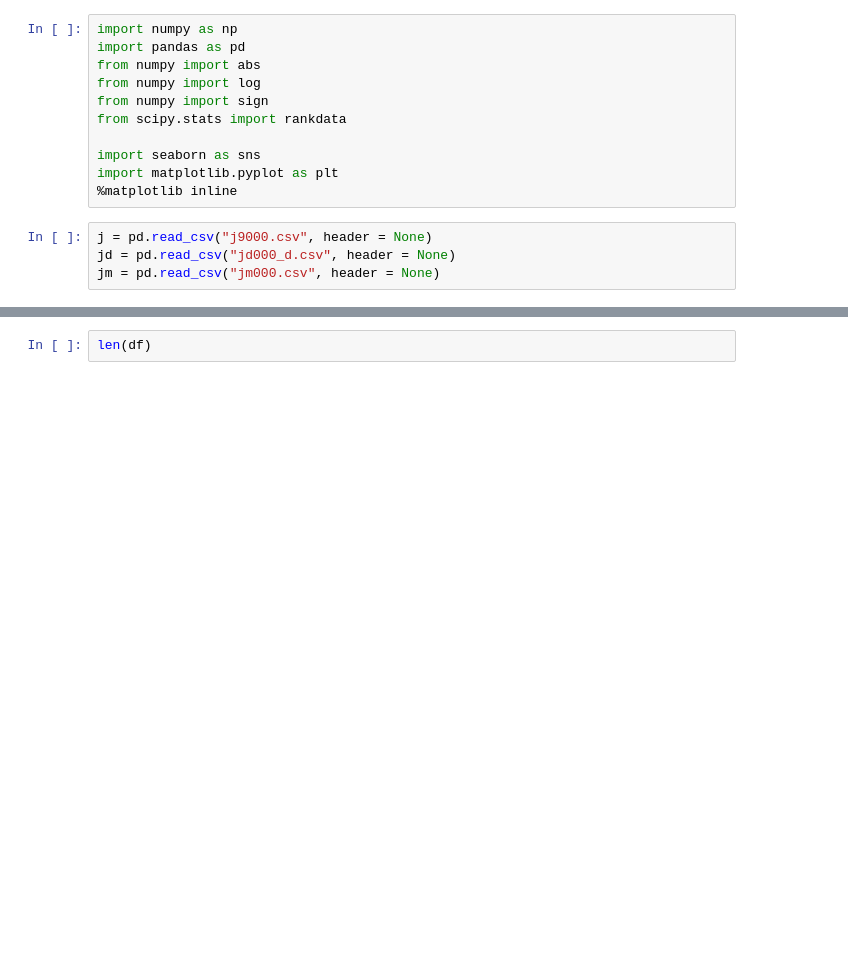
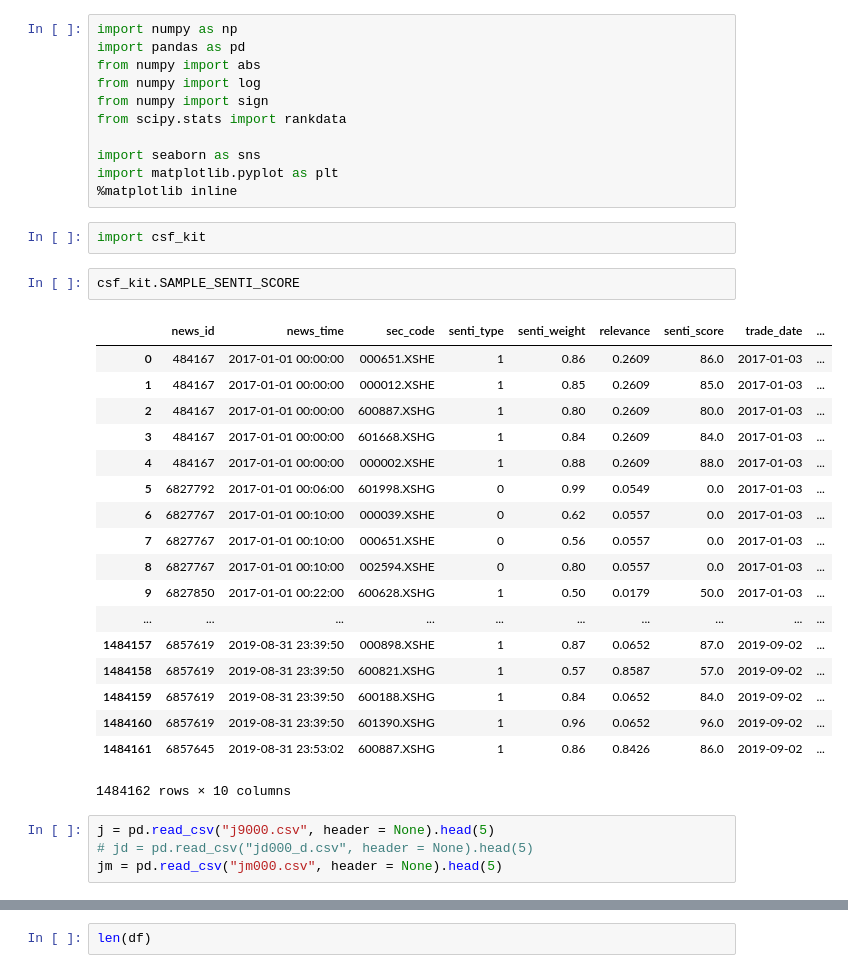
Before and after one commit to bradsun91/brad_public_workspace_mac, a Jupyter notebook: research_factors.ipynb, the cells around one changed output, grey strips where cells are left out. Saved outputs shown, nothing was run; the diff lists cells and outputs as text; blank space fills up the shorter version.

```diff
--- a/research_factors.ipynb
+++ b/research_factors.ipynb
@@ -9,8 +9,31 @@ from scipy.stats import rankdata
 import seaborn as sns
 import matplotlib.pyplot as plt
 %matplotlib inline
+# %%
+import csf_kit
+# %%
+csf_kit.SAMPLE_SENTI_SCORE
+# %% [output]
+|  | news_id | news_time | sec_code | senti_type | senti_weight | relevance | senti_score | trade_date | ... |
+| 0 | 484167 | 2017-01-01 00:00:00 | 000651.XSHE | 1 | 0.86 | 0.2609 | 86.0 | 2017-01-03 | ... |
+| 1 | 484167 | 2017-01-01 00:00:00 | 000012.XSHE | 1 | 0.85 | 0.2609 | 85.0 | 2017-01-03 | ... |
+| 2 | 484167 | 2017-01-01 00:00:00 | 600887.XSHG | 1 | 0.80 | 0.2609 | 80.0 | 2017-01-03 | ... |
+| 3 | 484167 | 2017-01-01 00:00:00 | 601668.XSHG | 1 | 0.84 | 0.2609 | 84.0 | 2017-01-03 | ... |
+| 4 | 484167 | 2017-01-01 00:00:00 | 000002.XSHE | 1 | 0.88 | 0.2609 | 88.0 | 2017-01-03 | ... |
+| 5 | 6827792 | 2017-01-01 00:06:00 | 601998.XSHG | 0 | 0.99 | 0.0549 | 0.0 | 2017-01-03 | ... |
+| 6 | 6827767 | 2017-01-01 00:10:00 | 000039.XSHE | 0 | 0.62 | 0.0557 | 0.0 | 2017-01-03 | ... |
+| 7 | 6827767 | 2017-01-01 00:10:00 | 000651.XSHE | 0 | 0.56 | 0.0557 | 0.0 | 2017-01-03 | ... |
+| 8 | 6827767 | 2017-01-01 00:10:00 | 002594.XSHE | 0 | 0.80 | 0.0557 | 0.0 | 2017-01-03 | ... |
+| 9 | 6827850 | 2017-01-01 00:22:00 | 600628.XSHG | 1 | 0.50 | 0.0179 | 50.0 | 2017-01-03 | ... |
+| ... | ... | ... | ... | ... | ... | ... | ... | ... | ... |
+| 1484157 | 6857619 | 2019-08-31 23:39:50 | 000898.XSHE | 1 | 0.87 | 0.0652 | 87.0 | 2019-09-02 | ... |
+| 1484158 | 6857619 | 2019-08-31 23:39:50 | 600821.XSHG | 1 | 0.57 | 0.8587 | 57.0 | 2019-09-02 | ... |
+| 1484159 | 6857619 | 2019-08-31 23:39:50 | 600188.XSHG | 1 | 0.84 | 0.0652 | 84.0 | 2019-09-02 | ... |
+| 1484160 | 6857619 | 2019-08-31 23:39:50 | 601390.XSHG | 1 | 0.96 | 0.0652 | 96.0 | 2019-09-02 | ... |
+| 1484161 | 6857645 | 2019-08-31 23:53:02 | 600887.XSHG | 1 | 0.86 | 0.8426 | 86.0 | 2019-09-02 | ... |
+1484162 rows × 10 columns
 # %%
-j = pd.read_csv("j9000.csv", header = None)
-jd = pd.read_csv("jd000_d.csv", header = None)
-jm = pd.read_csv("jm000.csv", header = None)
+j = pd.read_csv("j9000.csv", header = None).head(5)
+# jd = pd.read_csv("jd000_d.csv", header = None).head(5)
+jm = pd.read_csv("jm000.csv", header = None).head(5)
 # %%
```
Also changed, not shown: parts of 9 cells of this notebook, 1 other file.
